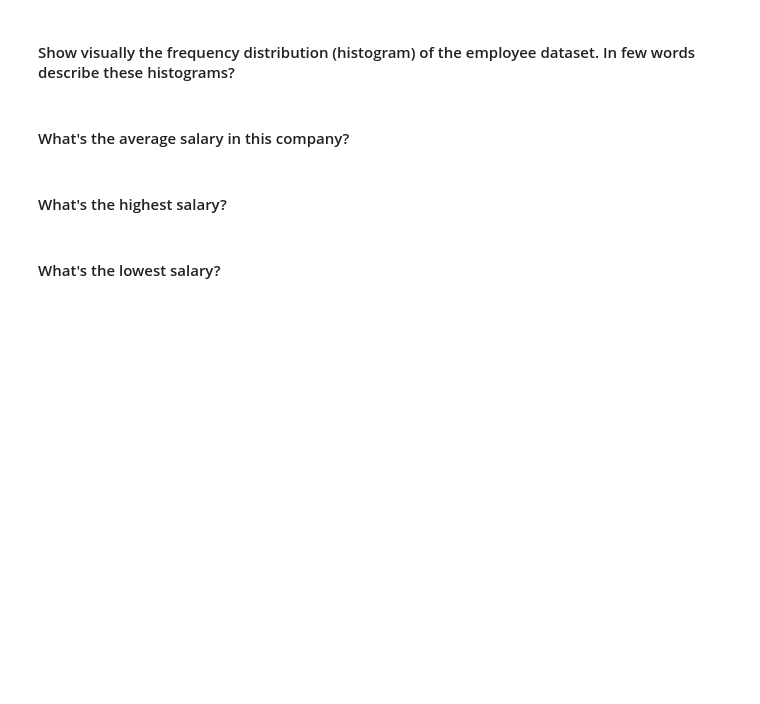
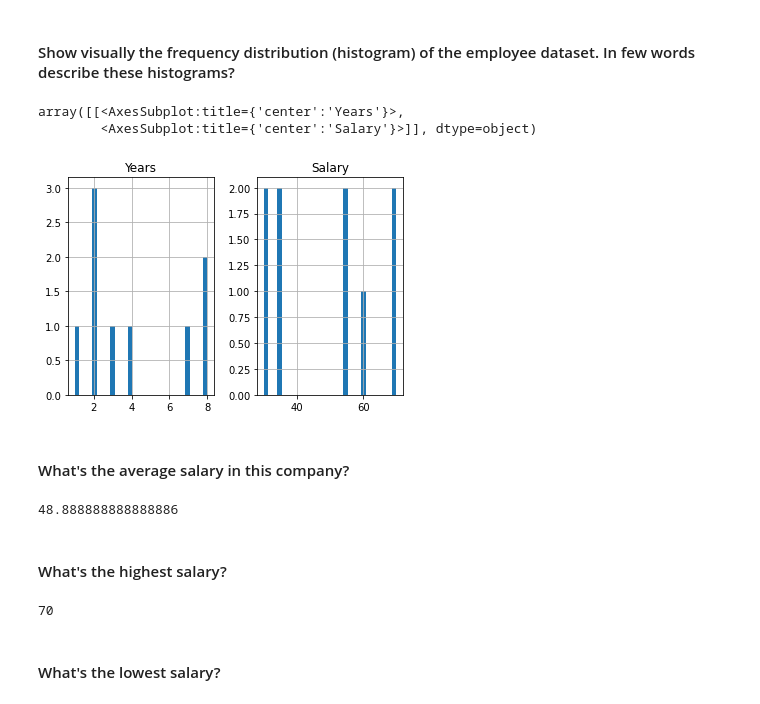
Before and after one commit to IGLESIAS1412/Ironhack, a Jupyter notebook: 5.Graphics/Dia_2/Lab 4.2 Statistics _ Normal Distributions.ipynb, the cells around one changed output. Saved outputs shown, nothing was run; the diff lists cells and outputs as text; code cells hidden in the pictures; blank space fills up the shorter version.

```diff
--- a/5.Graphics/Dia_2/Lab 4.2 Statistics _ Normal Distributions.ipynb
+++ b/5.Graphics/Dia_2/Lab 4.2 Statistics _ Normal Distributions.ipynb
@@ -57,3 +116,5 @@
 #### Load the `employee.csv` file into a DataFrame. Call the dataframe `employee`
 # %%
 # your answer here
+employee=pd.read_csv('Employee.csv')
+employee
@@ -65,14 +147,25 @@
 #### Show visually the frequency distribution (histogram) of the employee dataset. In few words describe these histograms?
 # %%
 # your answer here
+employee.hist(bins=30)
+# %% [output]
+array([[<AxesSubplot:title={'center':'Years'}>,
+        <AxesSubplot:title={'center':'Salary'}>]], dtype=object)
+[figure, added]
 # %% [markdown]
 #### What's the average salary in this company?
 # %%
 # your answer here
+employee.Salary.mean()
+# %% [output]
+48.888888888888886
 # %% [markdown]
 #### What's the highest salary?
 # %%
 # your answer here
+employee.Salary.max()
+# %% [output]
+70
 # %% [markdown]
 #### What's the lowest salary?
 # %%
```
Also changed, not shown: parts of 50 cells of this notebook, 1 other file.
